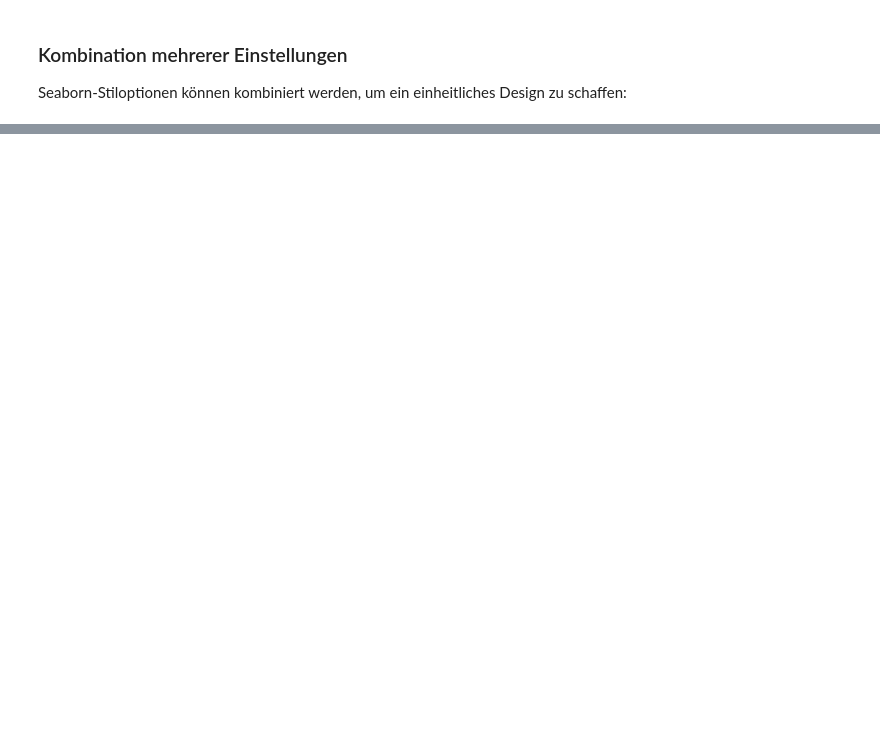
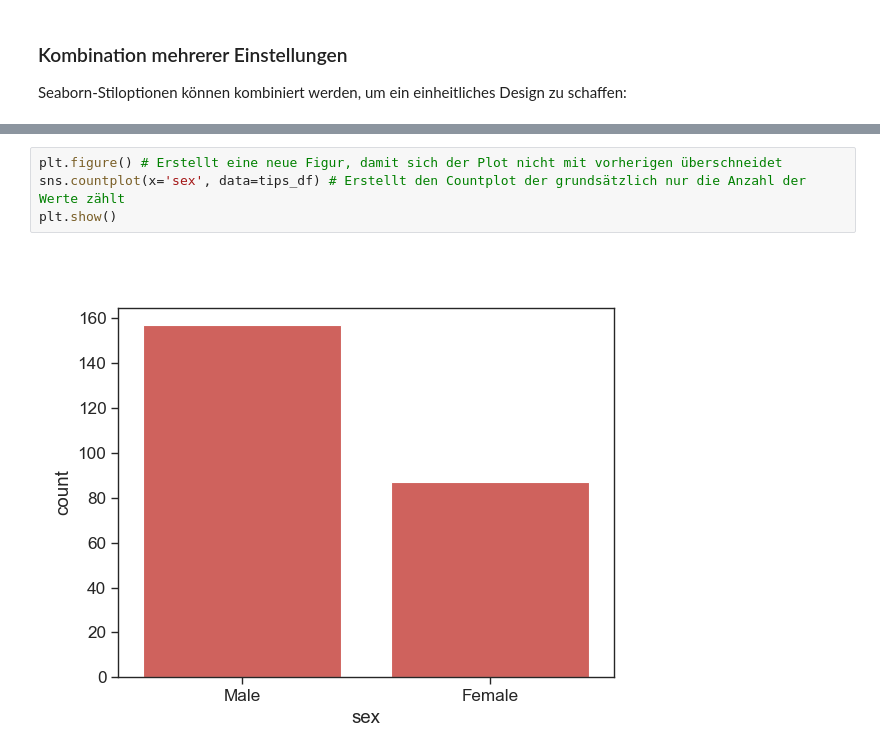
Before and after one commit to samuelrobertporter/SeabornTutorial, a Jupyter notebook: Tutorial.ipynb, the cells around one changed output, grey strips where cells are left out. Saved outputs shown, nothing was run; the diff lists cells and outputs as text; blank space fills up the shorter version.

```diff
--- a/Tutorial.ipynb
+++ b/Tutorial.ipynb
@@ -276,0 +342,6 @@ plt.show()
+# %%
+plt.figure() # Erstellt eine neue Figur, damit sich der Plot nicht mit vorherigen überschneidet
+sns.countplot(x='sex', data=tips_df) # Erstellt den Countplot der grundsätzlich nur die Anzahl der Werte zählt
+plt.show()
+# %% [output]
+[figure, added]
```
Also changed, not shown: parts of 42 cells of this notebook.
